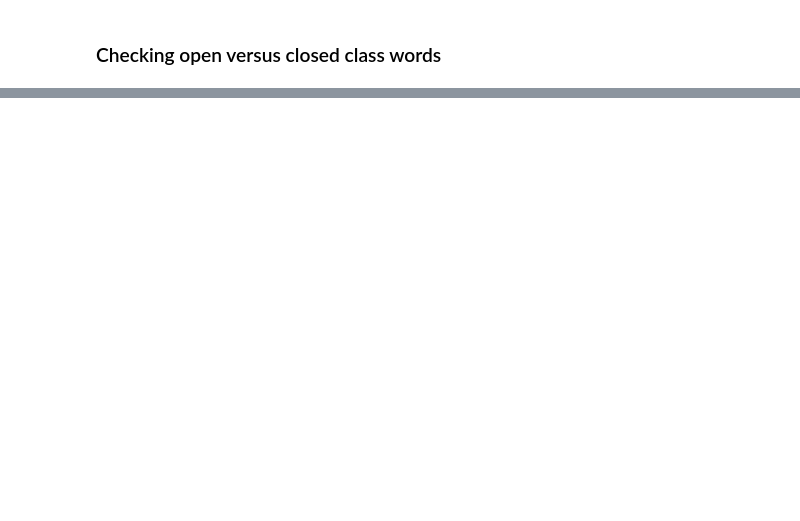
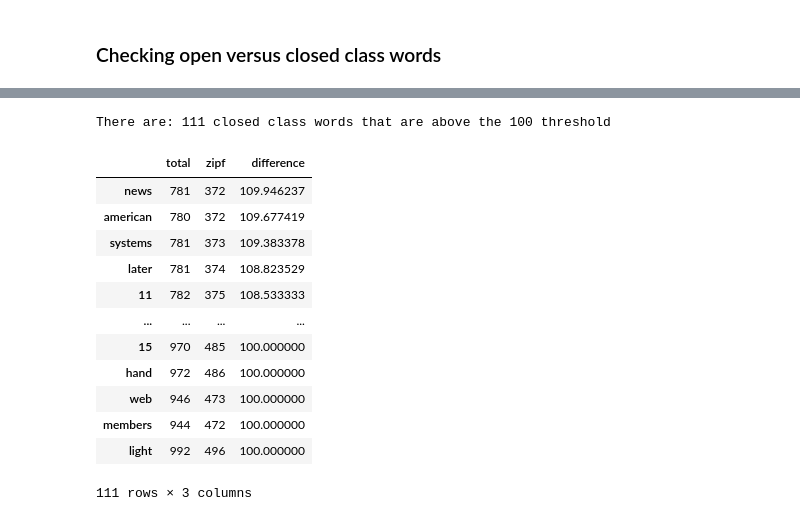
Before and after one commit to huggingface/data-measurements-tool, a Jupyter notebook: notebooks/ZipfsLaw-Clean.ipynb, the cells around one changed output, grey strips where cells are left out. Saved outputs shown, nothing was run; the diff lists cells and outputs as text; code cells hidden in the pictures; blank space fills up the shorter version.

```diff
--- a/notebooks/ZipfsLaw-Clean.ipynb
+++ b/notebooks/ZipfsLaw-Clean.ipynb
@@ -266,3 +149,0 @@ plt.plot(closedclass[['total','zipf']].loc[(closedclass['difference'] >=100)].so
-# %%
-openclass= terms[~terms.index.isin(closedlist)]
-openclass.shape
@@ -303,0 +191,24 @@ plt.plot(openclass[['total','zipf']].loc[(openclass['difference'] >=100)].sort_v
+# %%
+def check_open_class(dataframe, threshold):
+    closedclass= dataframe[dataframe.index.isin(closedlist)]
+    openclass= dataframe[~dataframe.index.isin(closedlist)]
+    openclassthreshold= openclass.loc[(openclass['difference'] >=threshold)]
+    print("There are: "+ str(openclassthreshold.shape[0])+ " closed class words that are above the %s threshold" %(threshold))
+    return(openclassthreshold.sort_values(by='difference', ascending=False))
+# %%
+check_open_class(zipf_df,100)
+# %% [output]
+There are: 111 closed class words that are above the 100 threshold
+|  | total | zipf | difference |
+| news | 781 | 372 | 109.946237 |
+| american | 780 | 372 | 109.677419 |
+| systems | 781 | 373 | 109.383378 |
+| later | 781 | 374 | 108.823529 |
+| 11 | 782 | 375 | 108.533333 |
+| ... | ... | ... | ... |
+| 15 | 970 | 485 | 100.000000 |
+| hand | 972 | 486 | 100.000000 |
+| web | 946 | 473 | 100.000000 |
+| members | 944 | 472 | 100.000000 |
+| light | 992 | 496 | 100.000000 |
+111 rows × 3 columns
```
Also changed, not shown: parts of 51 cells of this notebook, 1 other file.
